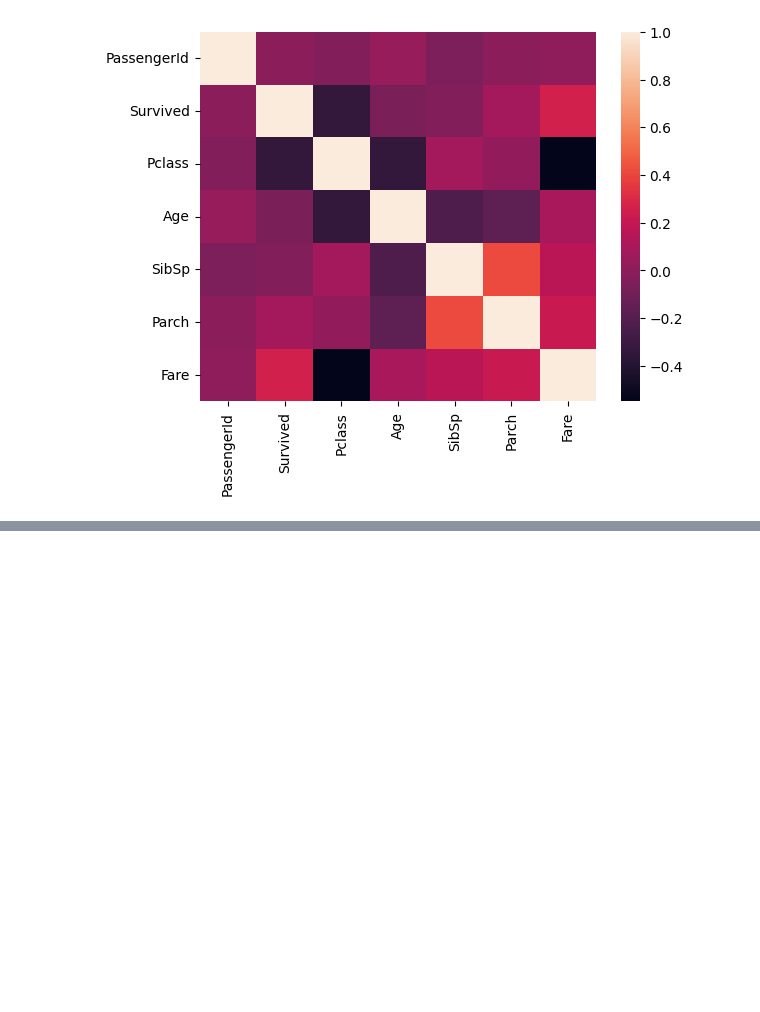
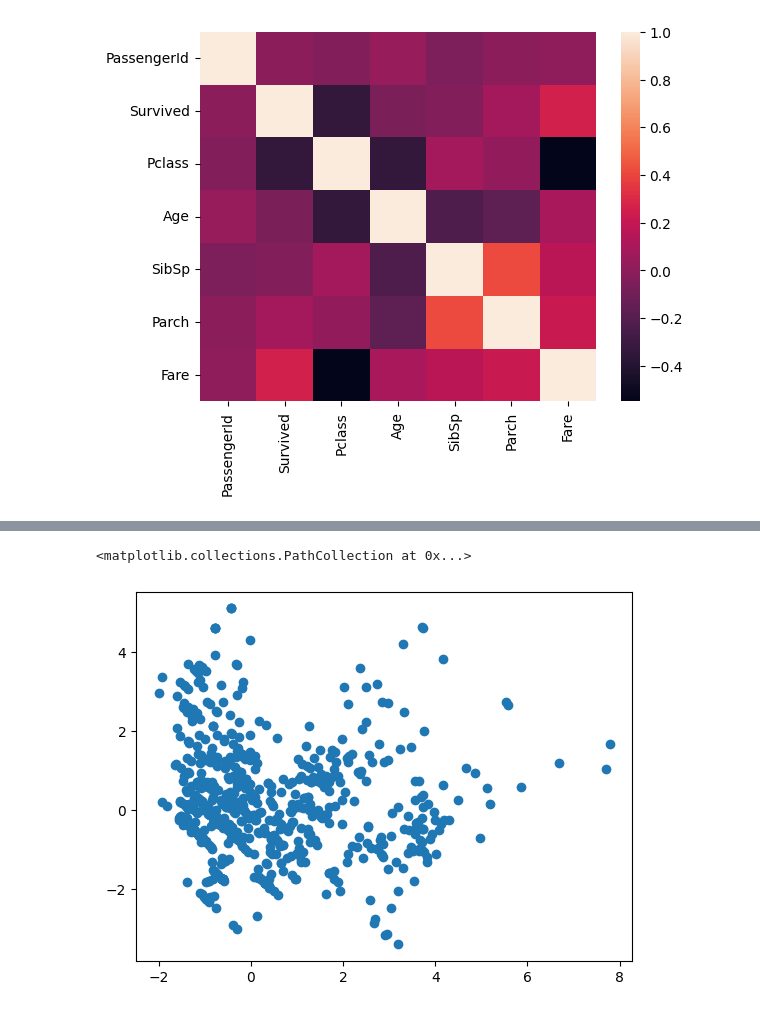
Before and after one commit to Rol3ert99/statistical-data-analysis, a Jupyter notebook: statistical_data.ipynb, the cells around one changed output, grey strips where cells are left out. Drawn from its saved outputs; the diff is of its cells as text; code cells hidden in the pictures; blank space fills up the shorter version.

```diff
--- a/statistical_data.ipynb
+++ b/statistical_data.ipynb
@@ -177,0 +291,5 @@ sns.heatmap(corr_matrix)
+# %%
+numeric_columns = ['Pclass', 'Age', 'SibSp', 'Parch', 'Fare', 'A', 'B', 'C', 'D', 'E', 'F', 'G', 'T', \
+                   'Sex_num', 'embarked_C', 'embarked_Q', 'embarked_S']
+numeric_titanic = titanic_df[numeric_columns]
+numeric_titanic
@@ -177,0 +331,4 @@ sns.heatmap(corr_matrix)
+# %%
+scaler = StandardScaler()
+scaled_data = scaler.fit_transform(numeric_titanic)
+scaled_data
@@ -177,0 +349,4 @@ sns.heatmap(corr_matrix)
+# %%
+pca = PCA(n_components=2)
+principal_components = pca.fit_transform(scaled_data)
+principal_components[0]
@@ -177,0 +355,3 @@ sns.heatmap(corr_matrix)
+# %%
+principal_components_df = pd.DataFrame(data=principal_components, columns=['PC1', 'PC2'])
+principal_components_df
@@ -177,0 +372,5 @@ sns.heatmap(corr_matrix)
+# %%
+plt.scatter(principal_components_df['PC1'], principal_components_df['PC2'])
+# %% [output]
+<matplotlib.collections.PathCollection at 0x...>
+[figure, added]
```
Also changed, not shown: parts of 16 cells of this notebook.
